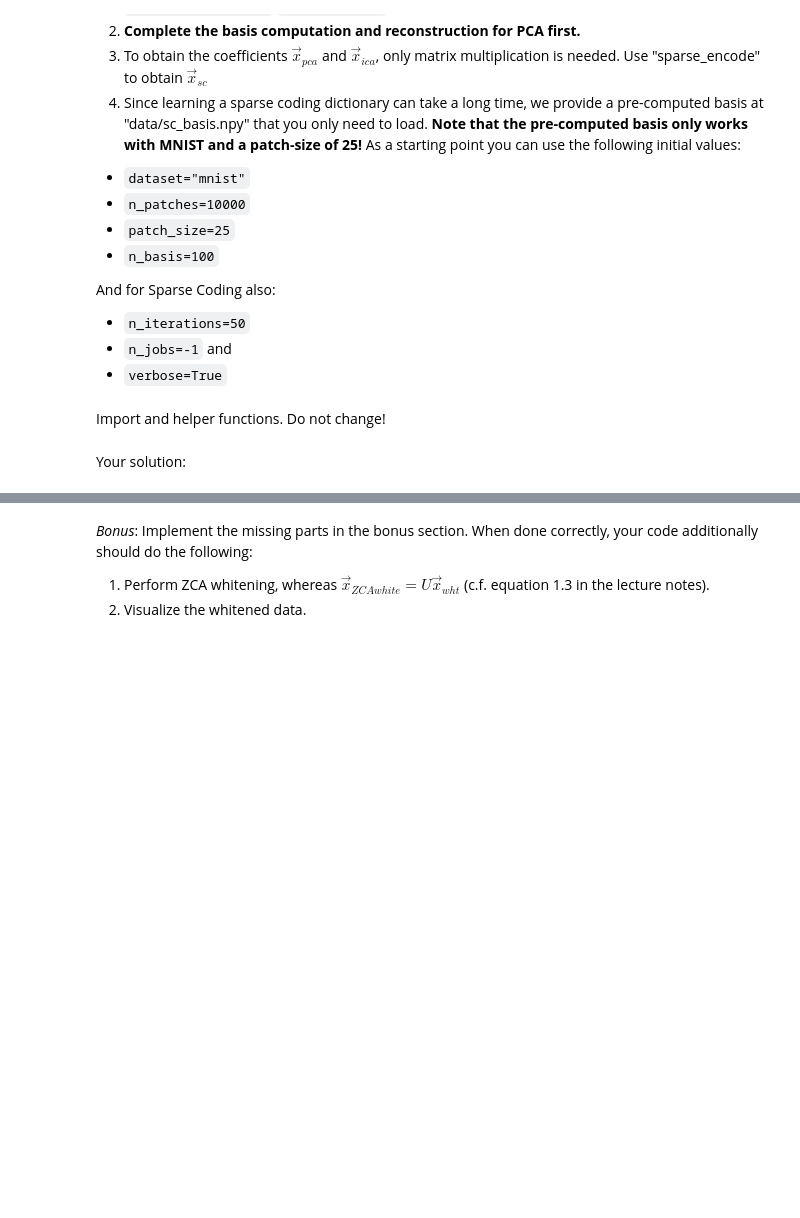
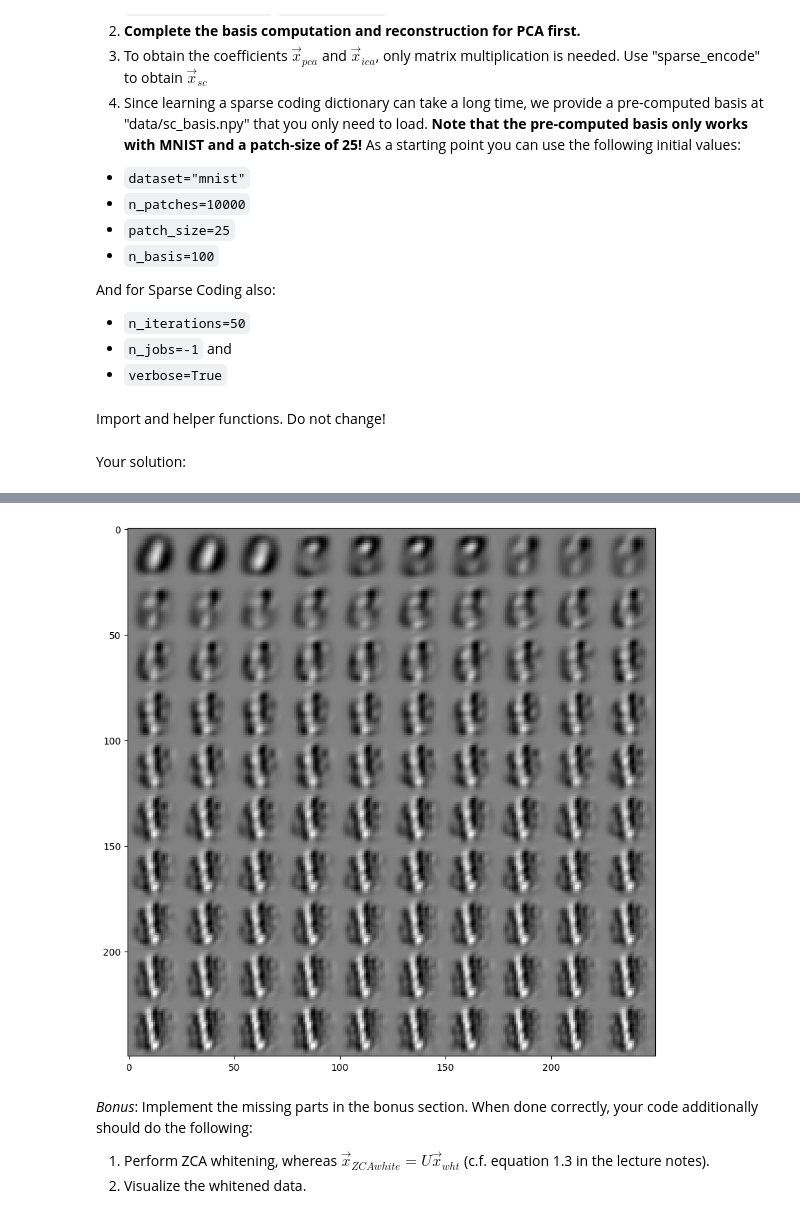
Before and after one commit to Wildfreund/Machine-Learning, a Jupyter notebook: Exercise_1.ipynb, the cells around one changed output, grey strips where cells are left out. Cells and saved outputs as stored; diff of their text form; code cells hidden in the pictures; blank space fills up the shorter version.

```diff
--- a/Exercise_1.ipynb
+++ b/Exercise_1.ipynb
@@ -191,52 +201,64 @@ elif method == 'sc':
 # %%
 # RECONSTRUCTION
-## Use different subsets of the new basis vectors to reconstruct a random patch
-## This is meant to visualize how including more and more basis vectors increases the information content of the reconstructed image
 from sklearn.decomposition import sparse_encode
 
-# TODO draw a random patch
+# draw a random patch
 random_patch = patches[random.randint(0, n_patches-1)]
 
-
-# TODO reconstruct the random patch
 reconstructions = []
 
 def sparse_coding_reconstruction(random_patch, basis, reconstructions, n_basis):
-    for i in range(n_basis):
-        # TODO: only use the first i basis vectors
-        # TODO: compute the coefficients
-        # From sparse_encode documentation. The output of sparse_encode
-        # X ~= code * dictionary
-        coef = -1
-        # TODO: compute the reconstruction
-        x_recon = -1
+    # compute the coefficients for the entire basis
+    coef = sparse_encode(random_patch.reshape(1, -1), basis).flatten()
+
+    # get indices of coefficients sorted by absolute value (descending)
+    sorted_indices = np.argsort(np.abs(coef))[::-1]
+
+    for i in range(1, n_basis + 1):
+        # only use the first i highest absolute coefficients and their basis vectors
+        idx = sorted_indices[:i]
+        x_recon = np.zeros_like(random_patch)
+
+        # compute the reconstruction
+        for j in idx:
+            x_recon += coef[j] * basis[j]
+
         reconstructions.append(x_recon)
 
     return reconstructions
 
 def linear_reconstruction(random_patch, basis, reconstructions, n_basis):
-    for i in range(n_basis):
-        # TODO: only use the first i basis vectors
-        # TODO: compute the inverse basis
-        # TODO: compute the coefficients
-        # TODO: compute the reconstruction
-        x_recon = -1
+    for i in range(1, n_basis + 1):
+        # only use the first i basis vectors
+        current_basis = basis[:i]
+
+        # compute the inverse basis
+        inv_basis = np.linalg.pinv(current_basis)
+
+        # compute the coefficients
+        coef = np.matmul(random_patch, inv_basis)
+
+        # compute the reconstruction
+        x_recon = np.matmul(coef, current_basis)
+
         reconstructions.append(x_recon)
 
     return reconstructions
 
 if method == 'sc':
     reconstructions = sparse_coding_reconstruction(
         random_patch, basis, reconstructions, n_basis
     )
 else:
     reconstructions = linear_reconstruction(
         random_patch, basis, reconstructions, n_basis
     )
 reconstructions = np.stack(reconstructions)
 
-# TODO show the reconstructed patch
+# show the reconstructed patch
 show_in_grid(reconstructions, patch_size, patch_size)
+# %% [output]
+[figure, added]
 # %% [markdown]
 *Bonus*: Implement the missing parts in the bonus section. When done correctly, your code additionally should do the following:
 1. Perform ZCA whitening, whereas $\vec{x}_{ZCAwhite}=U\vec{x}_{wht}$ (c.f. equation 1.3 in the lecture notes).
```
Also changed, not shown: parts of 4 cells of this notebook.
